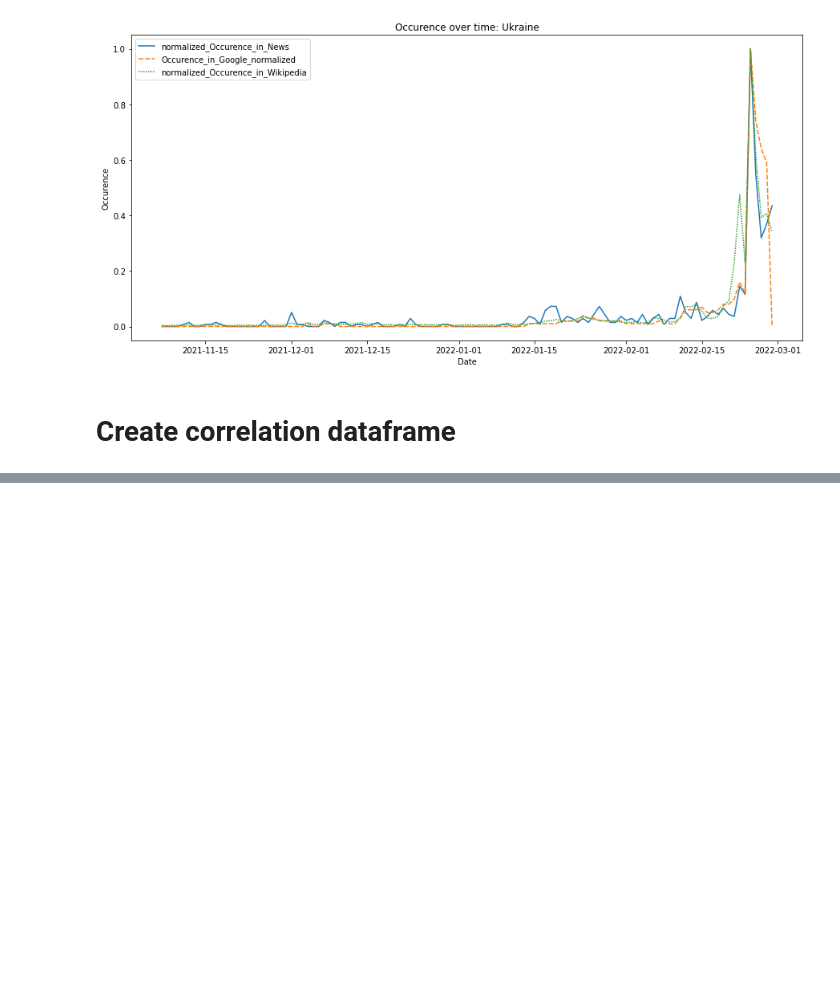
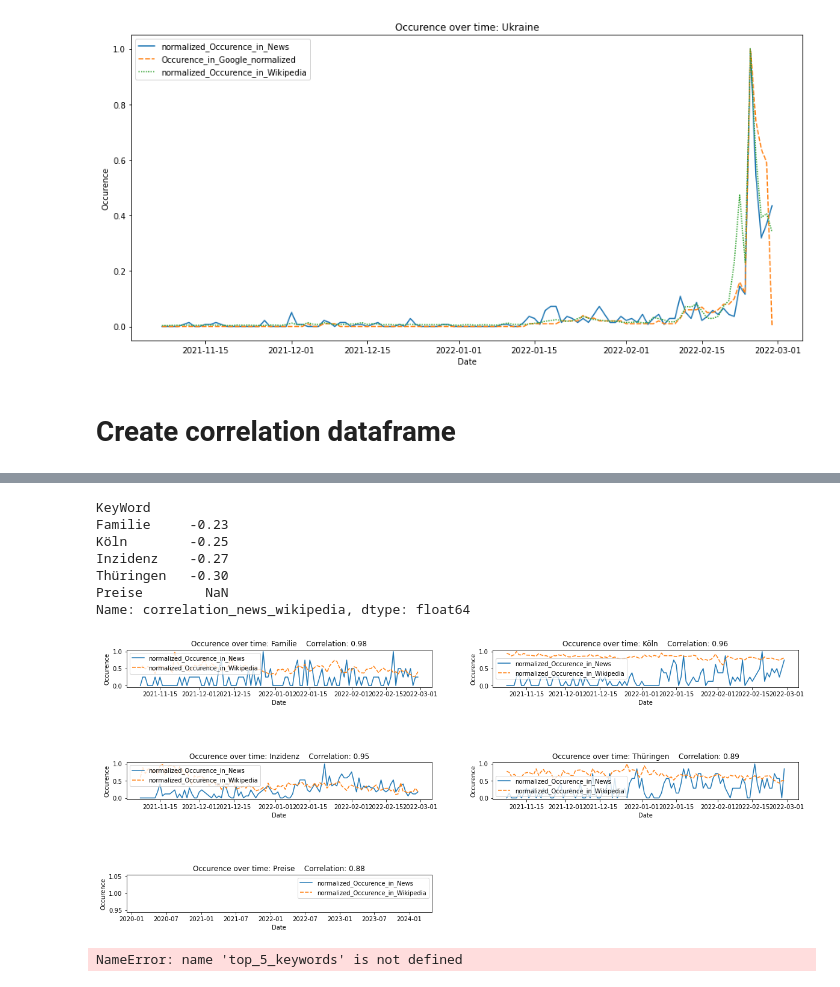
Before and after one commit to JanSchuck/Bachelorthesis, a Jupyter notebook: Analysis/Analysis.ipynb, the cells around one changed output, grey strips where cells are left out. Drawn from its saved outputs; the diff is of its cells as text; code cells hidden in the pictures; blank space fills up the shorter version.

```diff
--- a/Analysis/Analysis.ipynb
+++ b/Analysis/Analysis.ipynb
@@ -118,23 +149,33 @@ Correlation between news and normalized_Occurence_in_Wikipedia is: 0.94570866243
 # %% [markdown]
 # Create correlation dataframe
 # %%
+#list of normalized occurence columns
 normalized_data = ["normalized_Occurence_in_News","Occurence_in_Google_normalized","normalized_Occurence_in_Wikipedia"]
 
+#function to calculate the correlation between normalized occurence columns
 def calculate_correlation(dataframe):
+    # decimals to round the correlation to
     decimals = 2
-
+    # get normalized occurence of news
     News = dataframe["normalized_Occurence_in_News"]
+    # get normalized occurence of google
     Google = dataframe["Occurence_in_Google_normalized"]
+    # get normalized occurence of wikipedia
     Wikipedia = dataframe["normalized_Occurence_in_Wikipedia"]
+    # calculate correlation manually
     dataframe["correlation_news_google"] = round(News.corr(Google) , decimals)
     dataframe["correlation_news_wikipedia"] = round(News.corr(Wikipedia), decimals)
     dataframe["correlation_google_wikipedia"] = round(Google.corr(Wikipedia), decimals)
-
-
     return dataframe
 
+#group the dataframe by keywords and apply the correlation calculation
 Correlation_DataFrame = Occurence_df.groupby("KeyWord").apply(calculate_correlation)
+#sort values by correlation columns
 Correlation_DataFrame = Correlation_DataFrame.sort_values("correlation_news_google", ascending=False)
-Correlation_DataFrame= Correlation_DataFrame.drop_duplicates(subset="KeyWord")
-Correlation_DataFrame = Correlation_DataFrame[["KeyWord","correlation_news_google", "correlation_news_wikipedia", "correlation_google_wikipedia"]]
-saveCSV(Correlation_DataFrame, "Correlation_DataFrame_short")
+
+#drop duplicates by KeyWord for "short version" of dataframe
+Correlation_DataFrame_short= Correlation_DataFrame.drop_duplicates(subset="KeyWord")
+#shorten the dataframe further by exluding columns
+Correlation_DataFrame_short = Correlation_DataFrame_short[["KeyWord","correlation_news_google", "correlation_news_wikipedia", "correlation_google_wikipedia"]]
+
+#saveCSV(Correlation_DataFrame, "Correlation_DataFrame_short")
@@ -140,0 +228,13 @@ saveCSV(Correlation_DataFrame, "Correlation_DataFrame_short")
+# %%
+# plot top 5 keywords with normalized occurence
+plot_time_series_basedOn_correlation(Correlation_DataFrame,"correlation_news_wikipedia",
+                                   ["normalized_Occurence_in_News","normalized_Occurence_in_Wikipedia"],5)
+# %% [output]
+KeyWord
+Familie     -0.23
+Köln        -0.25
+Inzidenz    -0.27
+Thüringen   -0.30
+Preise        NaN
+Name: correlation_news_wikipedia, dtype: float64
+[figure, added]
@@ -140,0 +283,4 @@ saveCSV(Correlation_DataFrame, "Correlation_DataFrame_short")
+# %%
+top_5_keywords
+# %% [output]
+NameError: name 'top_5_keywords' is not defined
```
Also changed, not shown: parts of 11 cells of this notebook.
